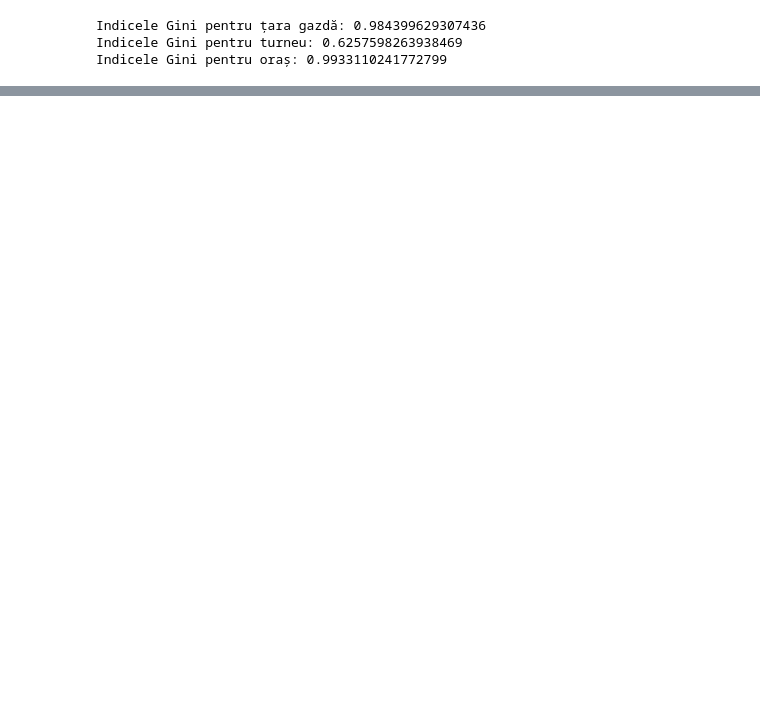
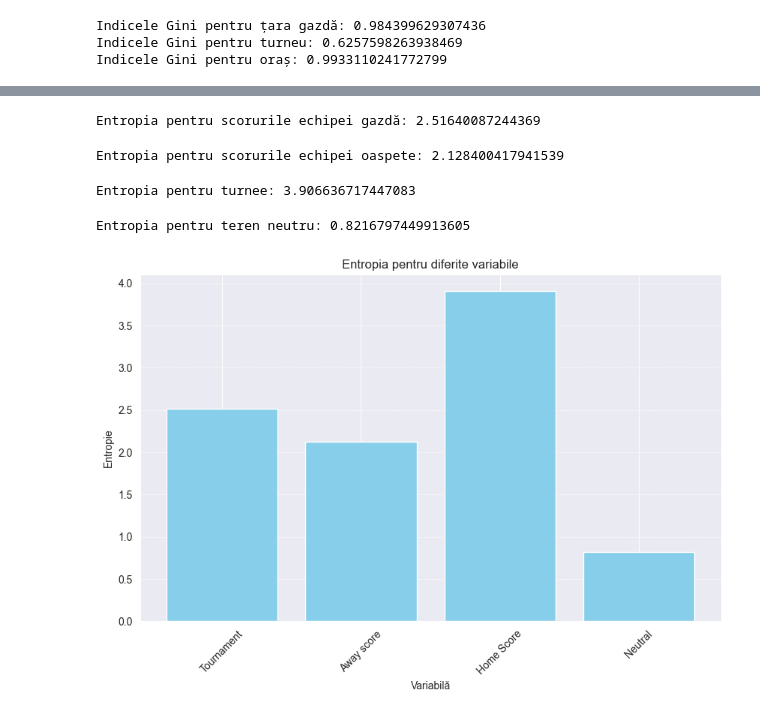
Before and after one commit to vimanmario/Machine-Learning---Footbal-Predictions, a Jupyter notebook: sample.ipynb, the cells around one changed output, grey strips where cells are left out. Saved outputs shown, nothing was run; the diff lists cells and outputs as text; code cells hidden in the pictures; blank space fills up the shorter version.

Commit message:
update #9 Entropy

```diff
--- a/sample.ipynb
+++ b/sample.ipynb
@@ -260,0 +283,72 @@ Indicele Gini pentru oraș: 0.9933110241772799
+# %%
+# Obținem scorurile echipei gazdă din baza de date
+home_scores = df_results['home_score']
+
+# Calculăm distribuția de frecvență a scorurilor echipei gazdă
+frequency_distribution = home_scores.value_counts(normalize=True)
+
+# Calculăm entropia utilizând formula entropiei
+entropy_home_scores = -np.sum(frequency_distribution * np.log2(frequency_distribution))
+
+print("Entropia pentru scorurile echipei gazdă:", entropy_home_scores)
+# %% [output]
+Entropia pentru scorurile echipei gazdă: 2.51640087244369
+# %%
+# Obținem scorurile echipei gazdă din baza de date
+away_scores = df_results['away_score']
+
+# Calculăm distribuția de frecvență a scorurilor echipei gazdă
+frequency_distribution = away_scores.value_counts(normalize=True)
+
+# Calculăm entropia utilizând formula entropiei
+entropy_away_scores = -np.sum(frequency_distribution * np.log2(frequency_distribution))
+
+print("Entropia pentru scorurile echipei oaspete:", entropy_away_scores)
+# %% [output]
+Entropia pentru scorurile echipei oaspete: 2.128400417941539
+# %%
+# Obținem scorurile echipei gazdă din baza de date
+tournaments = df_results['tournament']
+
+# Calculăm distribuția de frecvență a scorurilor echipei gazdă
+frequency_distribution = tournaments.value_counts(normalize=True)
+
+# Calculăm entropia utilizând formula entropiei
+entropy_tournaments = -np.sum(frequency_distribution * np.log2(frequency_distribution))
+
+print("Entropia pentru turnee:", entropy_tournaments)
+# %% [output]
+Entropia pentru turnee: 3.906636717447083
+# %%
+# Obținem scorurile echipei gazdă din baza de date
+neutral = df_results['neutral']
+
+# Calculăm distribuția de frecvență a scorurilor echipei gazdă
+frequency_distribution = neutral.value_counts(normalize=True)
+
+# Calculăm entropia utilizând formula entropiei
+entropy_neutral = -np.sum(frequency_distribution * np.log2(frequency_distribution))
+
+print("Entropia pentru teren neutru:", entropy_neutral)
+# %% [output]
+Entropia pentru teren neutru: 0.8216797449913605
+# %%
+# Definim variabilele și entropiile corespunzătoare
+variabile = ['Tournament', 'Away score', 'Home Score', 'Neutral']
+entropii = [entropy_home_scores,entropy_away_scores,entropy_tournaments,entropy_neutral]
+
+# Creăm graficul
+plt.figure(figsize=(10, 6))
+plt.bar(variabile, entropii, color='skyblue')
+
+# Adăugăm titluri și etichete pentru axele
+plt.title('Entropia pentru diferite variabile')
+plt.xlabel('Variabilă')
+plt.ylabel('Entropie')
+plt.xticks(rotation=45)  # Rotim etichetele axei x pentru a le face mai ușor de citit
+plt.grid(axis='y', linestyle='--', alpha=0.7)
+
+# Afișăm graficul
+plt.show()
+# %% [output]
+[figure, added]
```
Also changed, not shown: parts of 5 cells of this notebook, 1 other file.
